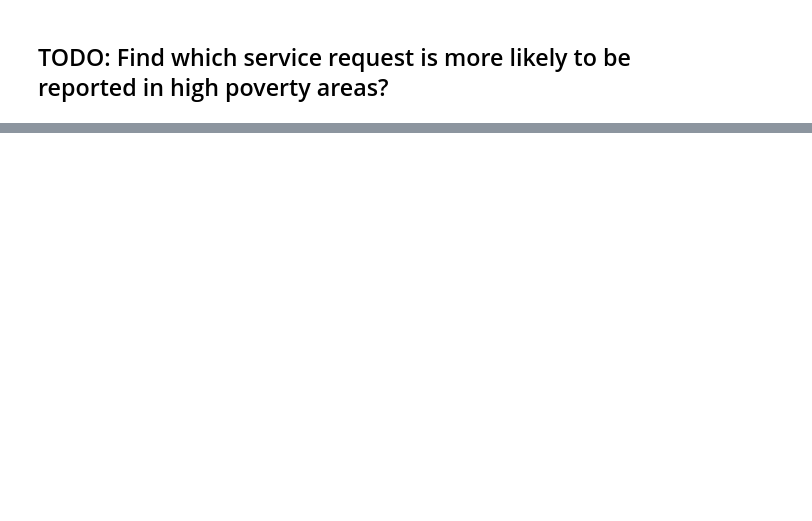
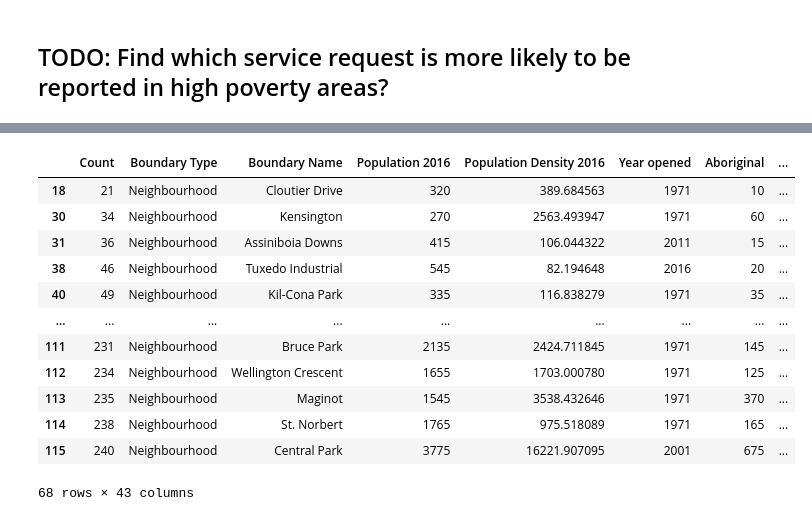
Before and after one commit to tommyvct/winnipeg-311-data-analysis, a Jupyter notebook: spatial_regression.ipynb, the cells around one changed output, grey strips where cells are left out. Cells and saved outputs as stored; diff of their text form; code cells hidden in the pictures; blank space fills up the shorter version.

```diff
--- a/spatial_regression.ipynb
+++ b/spatial_regression.ipynb
@@ -243 +300,22 @@ plt.show()
+# %%
+# np.median(combined_df["LICO-AT"]), np.median(combined_df["LIM-AT"])
+
+# sns.violinplot(x=combined_df["LICO-AT"])
+# plt.show()
+
+combined_df[combined_df['LIM-AT'] > 0.2][combined_df['Count'] < 250]
+# %% [output]
+|  | Count | Boundary Type | Boundary Name | Population 2016 | Population Density 2016 | Year opened | Aboriginal | ... |
+| 18 | 21 | Neighbourhood | Cloutier Drive | 320 | 389.684563 | 1971 | 10 | ... |
+| 30 | 34 | Neighbourhood | Kensington | 270 | 2563.493947 | 1971 | 60 | ... |
+| 31 | 36 | Neighbourhood | Assiniboia Downs | 415 | 106.044322 | 2011 | 15 | ... |
+| 38 | 46 | Neighbourhood | Tuxedo Industrial | 545 | 82.194648 | 2016 | 20 | ... |
+| 40 | 49 | Neighbourhood | Kil-Cona Park | 335 | 116.838279 | 1971 | 35 | ... |
+| ... | ... | ... | ... | ... | ... | ... | ... | ... |
+| 111 | 231 | Neighbourhood | Bruce Park | 2135 | 2424.711845 | 1971 | 145 | ... |
+| 112 | 234 | Neighbourhood | Wellington Crescent | 1655 | 1703.000780 | 1971 | 125 | ... |
+| 113 | 235 | Neighbourhood | Maginot | 1545 | 3538.432646 | 1971 | 370 | ... |
+| 114 | 238 | Neighbourhood | St. Norbert | 1765 | 975.518089 | 1971 | 165 | ... |
+| 115 | 240 | Neighbourhood | Central Park | 3775 | 16221.907095 | 2001 | 675 | ... |
+68 rows × 43 columns
 # %%
```
Also changed, not shown: parts of 14 cells of this notebook, 5 other files.
